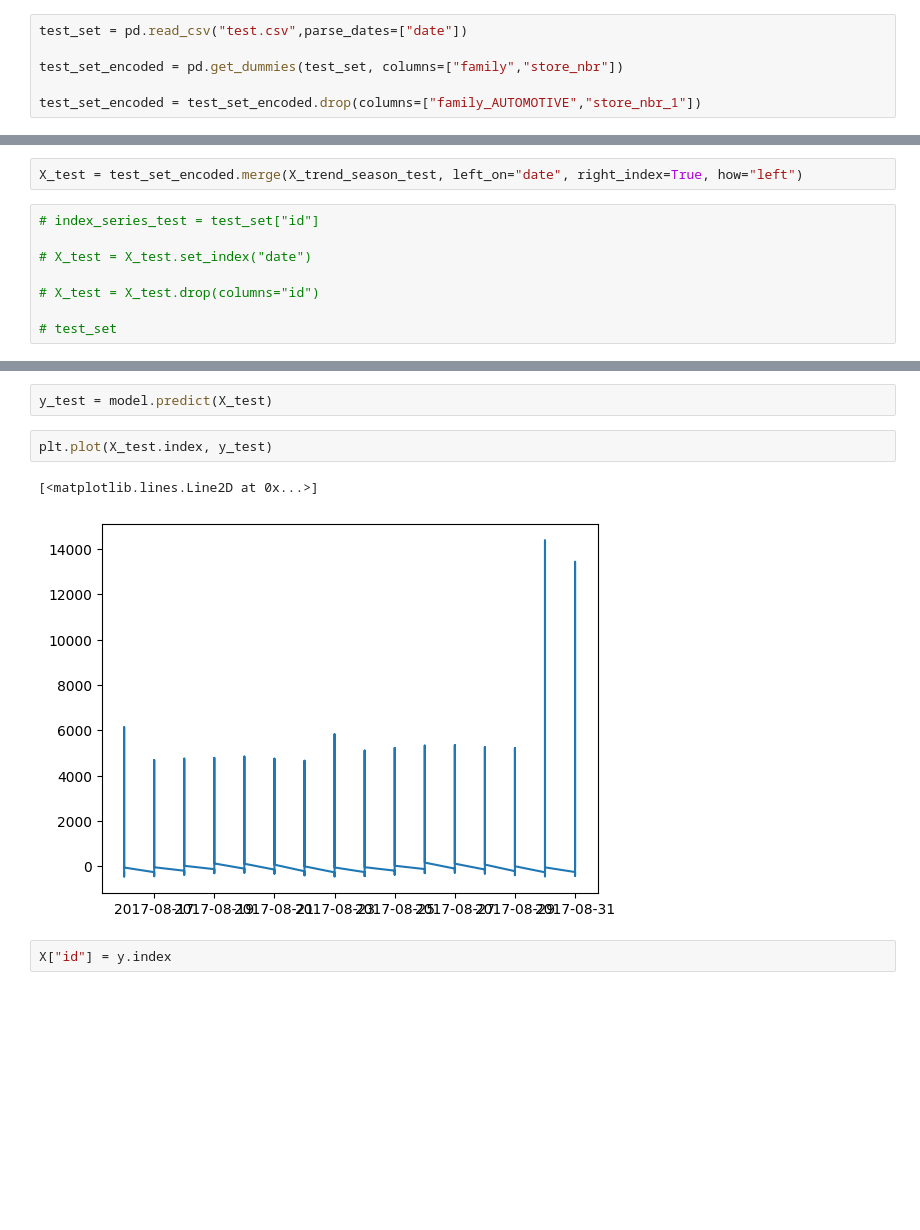
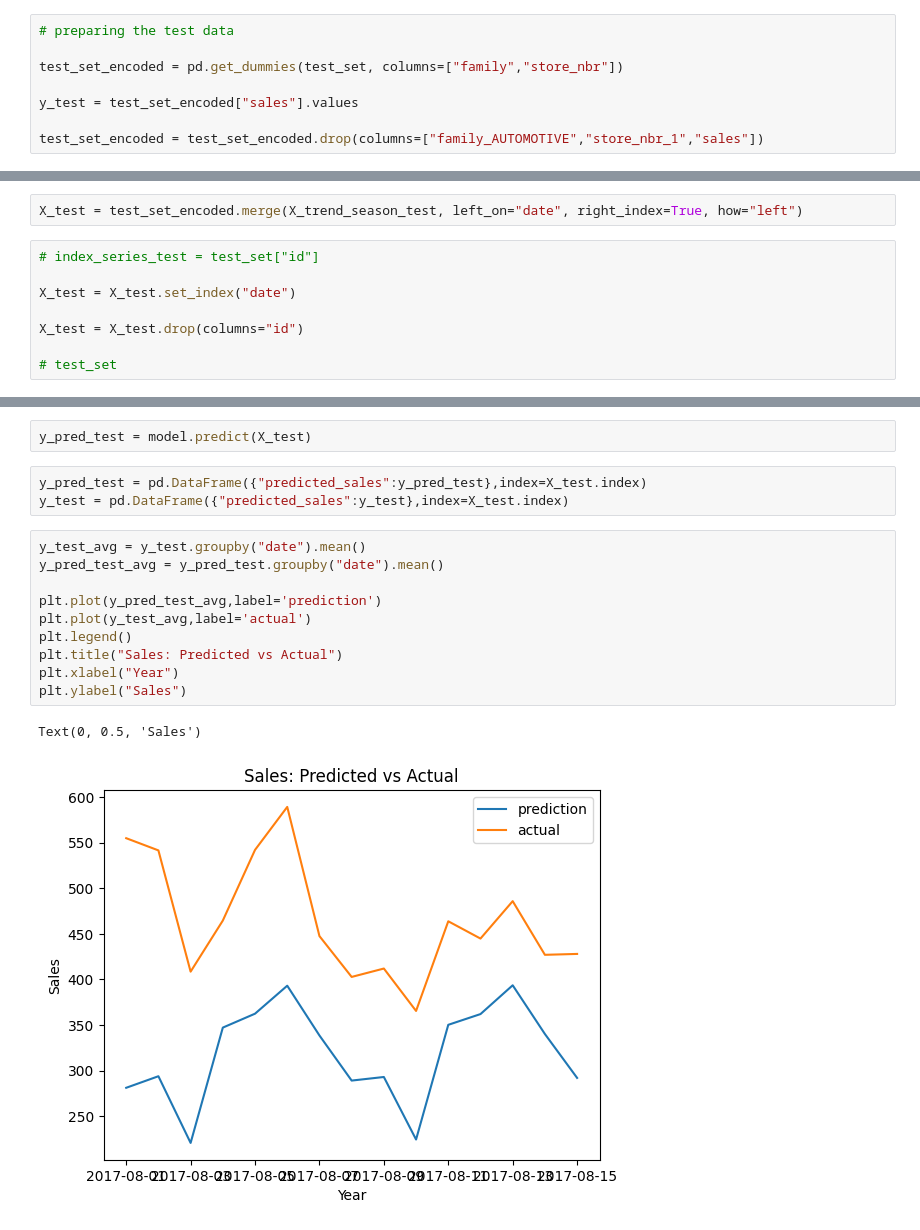
Before and after one commit to haveeshS/TimeSeriesForecasting-StoreSales, a Jupyter notebook: fit_linearregression.ipynb, the cells around one changed output, grey strips where cells are left out. Saved outputs shown, nothing was run; the diff lists cells and outputs as text; blank space fills up the shorter version.

```diff
--- a/fit_linearregression.ipynb
+++ b/fit_linearregression.ipynb
@@ -60,9 +245,11 @@ plt.legend()
 # %%
-test_set = pd.read_csv("test.csv",parse_dates=["date"])
+# preparing the test data
 
 test_set_encoded = pd.get_dummies(test_set, columns=["family","store_nbr"])
 
-test_set_encoded = test_set_encoded.drop(columns=["family_AUTOMOTIVE","store_nbr_1"])
+y_test = test_set_encoded["sales"].values
+
+test_set_encoded = test_set_encoded.drop(columns=["family_AUTOMOTIVE","store_nbr_1","sales"])
 # %%
 test_set
 # %% [output]
@@ -106,9 +293,9 @@ X_test = test_set_encoded.merge(X_trend_season_test, left_on="date", right_index
 # %%
 # index_series_test = test_set["id"]
 
-# X_test = X_test.set_index("date")
+X_test = X_test.set_index("date")
 
-# X_test = X_test.drop(columns="id")
+X_test = X_test.drop(columns="id")
 
 # test_set
 # %%
@@ -129,9 +318,18 @@ Name: id, Length: 28512, dtype: int64
 # %%
-y_test = model.predict(X_test)
+y_pred_test = model.predict(X_test)
+# %%
+y_pred_test = pd.DataFrame({"predicted_sales":y_pred_test},index=X_test.index)
+y_test = pd.DataFrame({"predicted_sales":y_test},index=X_test.index)
 # %%
-plt.plot(X_test.index, y_test)
+y_test_avg = y_test.groupby("date").mean()
+y_pred_test_avg = y_pred_test.groupby("date").mean()
+
+plt.plot(y_pred_test_avg,label='prediction')
+plt.plot(y_test_avg,label='actual')
+plt.legend()
+plt.title("Sales: Predicted vs Actual")
+plt.xlabel("Year")
+plt.ylabel("Sales")
 # %% [output]
-[<matplotlib.lines.Line2D at 0x...>]
+Text(0, 0.5, 'Sales')
-[figure, old version]
+[figure, new version]
-# %%
-X["id"] = y.index
```
Also changed, not shown: parts of 29 cells of this notebook.
